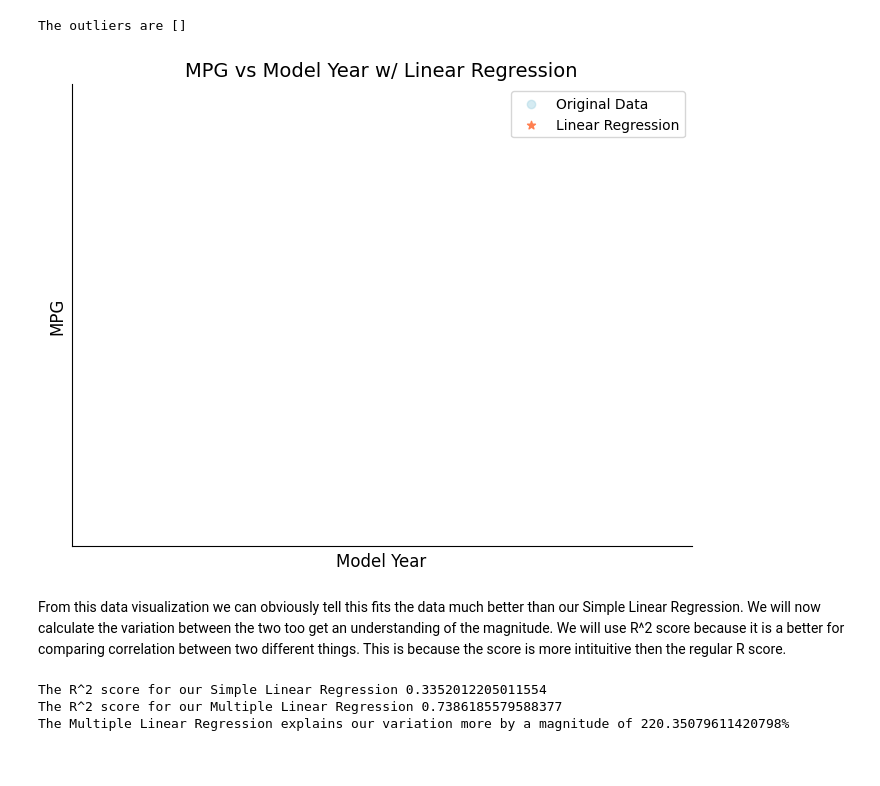
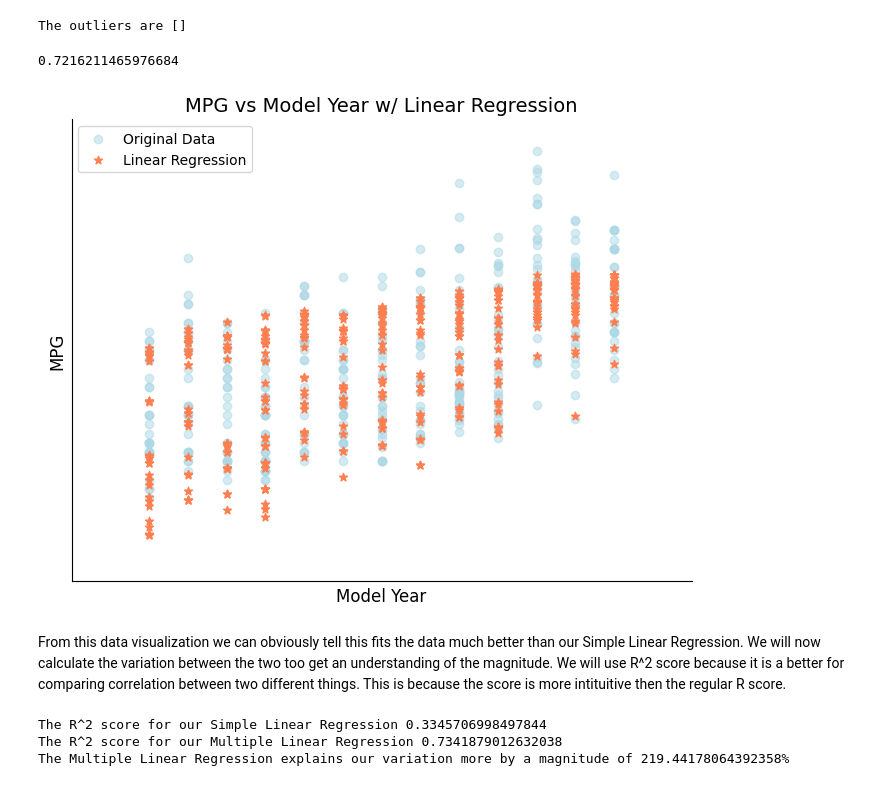
Before and after one commit to adenletchworth/Auto-MPG-Data-Analysis, a Jupyter notebook: dataAnalysis.ipynb, the cells around one changed output. Saved outputs shown, nothing was run; the diff lists cells and outputs as text; code cells hidden in the pictures.

Commit message:
Improved commenting, regression and analysis

```diff
--- a/dataAnalysis.ipynb
+++ b/dataAnalysis.ipynb
@@ -432,13 +436,23 @@ print(f"The outliers are {outliers}")
 # %% [output]
 The outliers are []
+# %%
+multiple_x = df[['Model Year', 'Displacement']].values # creating an x intercept with Model Year and Weight
+
+x_arr = np.array(multiple_x) # create numpy arrays for x and y
+y_arr = np.array(y)
+
+multiLM = LinearRegression() # Creating LinearRegression instance
+
+X_train, X_test, y_train, y_test = train_test_split(x_arr,y_arr,test_size=.3)
+
+multiLM.fit(X_test,y_test) # Fitting our x and y
+
+multiPred_y = multiLM.predict(x_arr) # getting our prediction array
+
+multiLM.score(X_train,y_train) # get our models accuracy
+# %% [output]
+0.7216211465976684
 # %%
-multiple_x = df[['Model Year', 'Displacement']].values # creating an x intercept with Model Year and Weight
-
-multiLM = LinearRegression() # Creating LinearRegression instance
-
-multiLM.fit(multiple_x,y) # Fitting our x and y
-
-multiPred_y = multiLM.predict(multiple_x) # getting our prediction array
 
 fig = plt.figure(1,figsize=(8,6)) #changes the physical size of the plot
 
@@ -447,59 +461,58 @@ plt.yticks([])
 
 plt.gca().spines['top'].set_visible(False) # Removes spines
 plt.gca().spines['right'].set_visible(False)
 
 plt.xlim(68,84) # Scales our graph
 plt.ylim(0,50)
 
 plt.xlabel('Model Year',fontsize=12) # Gives our axes a label
 plt.ylabel('MPG',fontsize=12)
 
 plt.title('MPG vs Model Year w/ Linear Regression',fontsize=14) # gives a plot title
 
 scatter = plt.scatter([], [], c='lightblue', alpha=.5, label='Original Data') # plot original data
 linReg = plt.scatter([],[],c='coral', alpha=1.0, label='Linear Regression',marker='*') # plot linear regression line
 
-x_list = x.tolist()
-y_list = y.tolist()
-z_list = []
+x_list = x.tolist() # create list of Model Year
+y_list = y.tolist() # create list of MPG
 
-writer= PillowWriter(fps=500)
+writer= PillowWriter(fps=500) # initialize pillow writer
 
-"""with writer.saving(fig,'Model_Year_vs_MPG_MultiLinReg.gif',100):
-    for i in x:
-        x_list.pop()
+with writer.saving(fig,'Model_Year_vs_MPG_MultiLinReg.gif',100): # create gif
+    for i in x: # for every data
+        x_list.pop() # remove end element from our lists
         y_list.pop()
 
-        scatter.set_offsets(np.column_stack((x_list,y_list)))
-        if(len(x_list) % 5 == 0):
+        scatter.set_offsets(np.column_stack((x_list,y_list))) # update plot
+        if(len(x_list) % 5 == 0): # grab every other 5 frames
             writer.grab_frame()
 
-    for i in range(len(x)):
-        x_list.append(x[i])
-        y_list.append(multiPred_y[i])
+    for i in range(len(x)): # for every data
+        x_list.append(x[i]) # add first Model Year data
+        y_list.append(multiPred_y[i]) # add first predicted y
 
-        linReg.set_offsets(np.column_stack((x_list,y_list)))
-        if(i % 5 == 0):
+        linReg.set_offsets(np.column_stack((x_list,y_list))) # add to plot
+        if(i % 5 == 0): # grav every other 5 frames
             writer.grab_frame()
 
-    for t in range(1000):
-        scatter.set_offsets(np.column_stack((x,y)))
-        linReg.set_offsets(np.column_stack((fitted_X,multiPred_y)))
-        writer.grab_frame() """
+    for t in range(1000): # creates pause
+        scatter.set_offsets(np.column_stack((x,y))) # shows compelete graphs overlapped
+        linReg.set_offsets(np.column_stack((x_list,multiPred_y)))
+        writer.grab_frame()
 
 
 plt.legend() # add legend
 plt.grid() # add grid
 
-plt.show()
+plt.show() # shows plot
 # %% [output]
-[figure, old version]
+[figure, new version]
 # %% [markdown]
 From this data visualization we can obviously tell this fits the data much better than our Simple Linear Regression. We will now calculate the variation between the two too get an understanding of the magnitude. We will use R^2 score because it is a better for comparing correlation between two different things. This is because the score is more intituitive then the regular R score.
 # %%
 
 
-r2 = r2_score(y,pred_y) # r2 score for our simple linear regression
+r2 = r2_score(y,predict_y) # r2 score for our simple linear regression
 print(f"The R^2 score for our Simple Linear Regression {r2}")
 
 multi_r2 = r2_score(y,multiPred_y) # r2 score for our multiple linear regression
@@ -508,6 +521,6 @@ print(f"The R^2 score for our Multiple Linear Regression {multi_r2}")
 r2_Improvement = (multi_r2 / r2) * 100
 print(f"The Multiple Linear Regression explains our variation more by a magnitude of {r2_Improvement}%")
 # %% [output]
-The R^2 score for our Simple Linear Regression 0.3352012205011554
-The R^2 score for our Multiple Linear Regression 0.7386185579588377
-The Multiple Linear Regression explains our variation more by a magnitude of 220.35079611420798%
+The R^2 score for our Simple Linear Regression 0.3345706998497844
+The R^2 score for our Multiple Linear Regression 0.7341879012632038
+The Multiple Linear Regression explains our variation more by a magnitude of 219.44178064392358%
```
Also changed, not shown: parts of 18 cells of this notebook.
